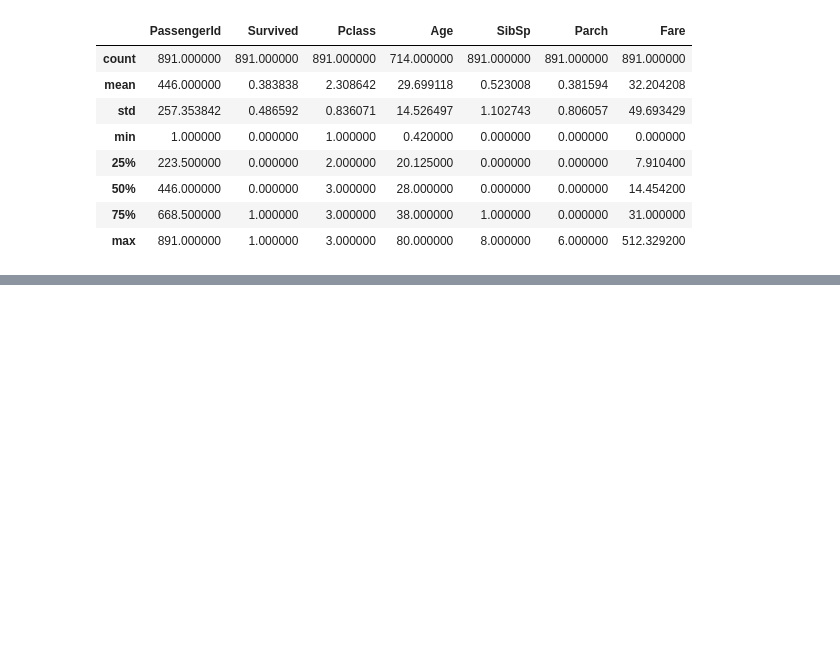
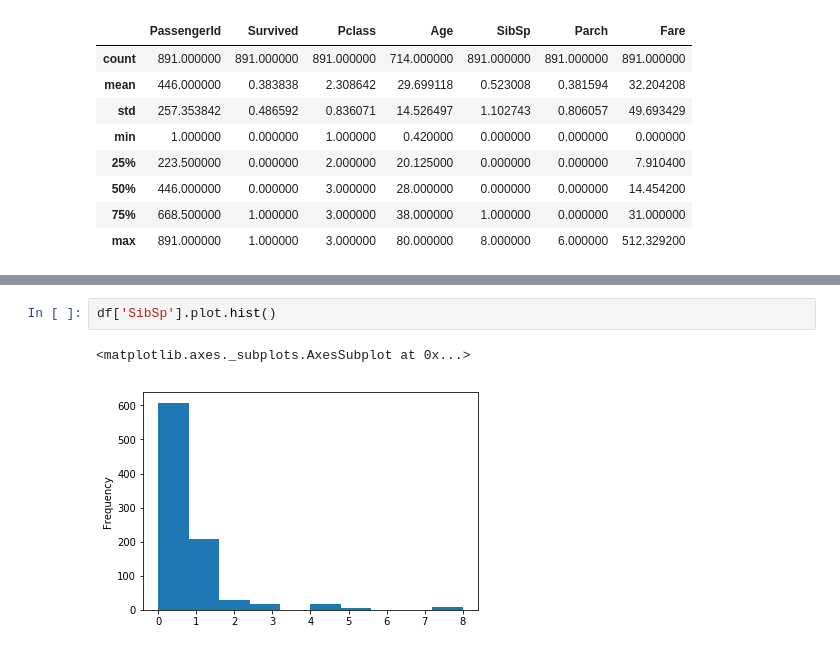
Before and after one commit to kostaskaragiorgos/Titanic-Dataset, a Jupyter notebook: Untitled.ipynb, the cells around one changed output, grey strips where cells are left out. Drawn from its saved outputs; the diff is of its cells as text; blank space fills up the shorter version.

```diff
--- a/Untitled.ipynb
+++ b/Untitled.ipynb
@@ -64,0 +70,5 @@ df.describe()
+# %%
+df['SibSp'].plot.hist()
+# %% [output]
+<matplotlib.axes._subplots.AxesSubplot at 0x...>
+[figure, added]
```
Also changed, not shown: parts of 6 cells of this notebook.
